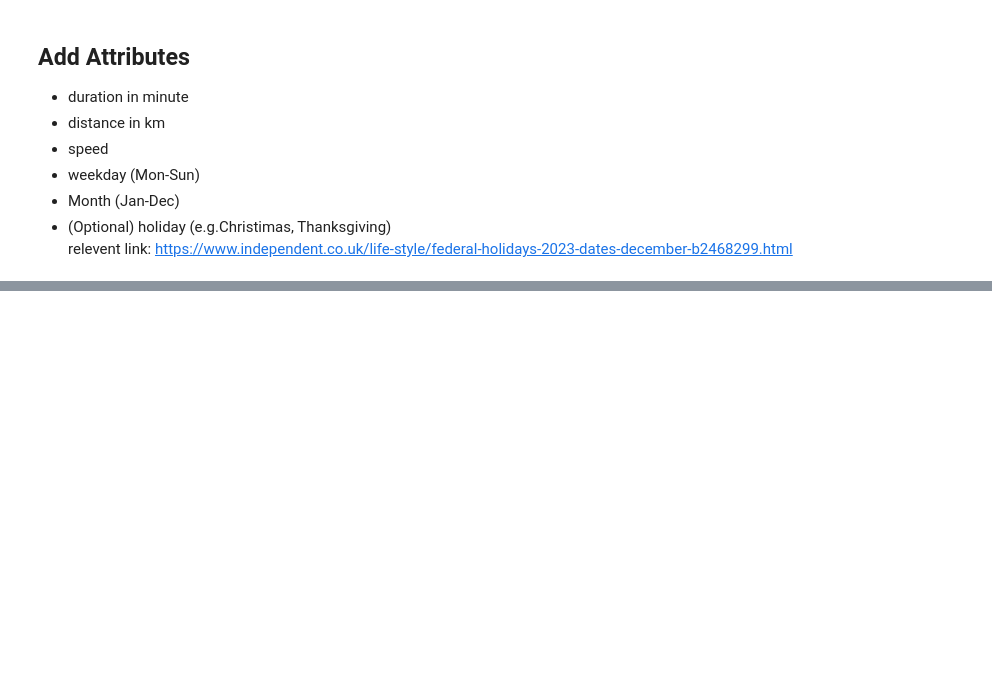
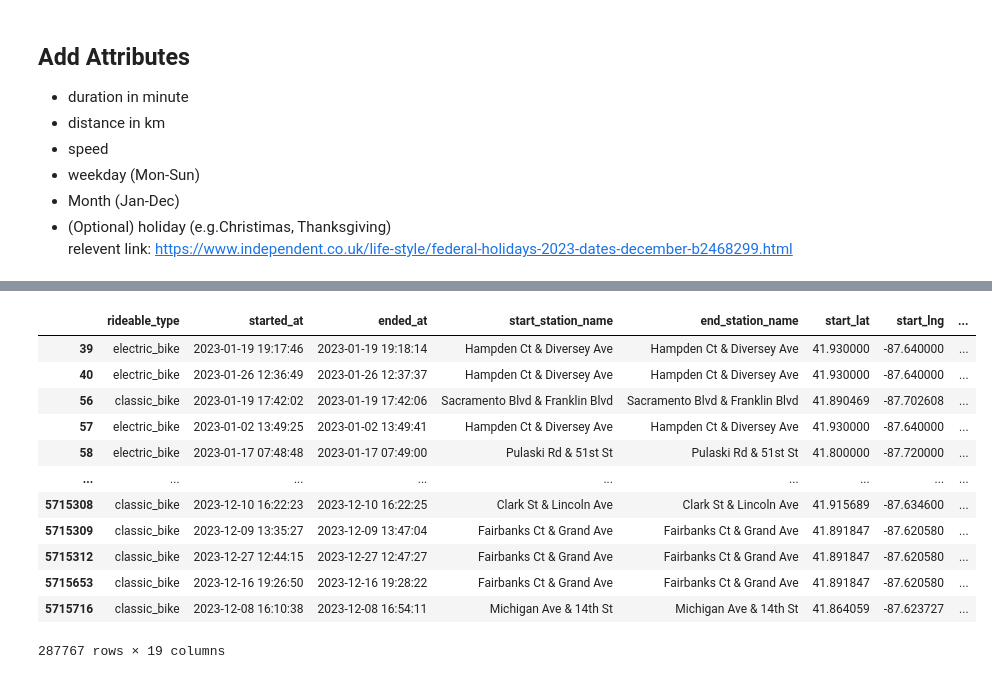
Before and after one commit to gggytan/Lyft-Bike-Share-Ridership-Analysis, a Jupyter notebook: Data/Lyft Bike-Share Chicago_Data Processing.ipynb, the cells around one changed output, grey strips where cells are left out. Cells and saved outputs as stored; diff of their text form; code cells hidden in the pictures; blank space fills up the shorter version.

```diff
--- a/Data/Lyft Bike-Share Chicago_Data Processing.ipynb
+++ b/Data/Lyft Bike-Share Chicago_Data Processing.ipynb
@@ -109,0 +173,8 @@ df[(df['end_station_name'] == 'OH Charging Stx - Test') | (df['start_station_nam
+# %%
+# Manually correct coordinate at "OH Charging Stx - Test" station
+
+df.iloc[2149693, 7] = 41.86257
+df.iloc[2149865, 8] = -87.679935
+
+df.iloc[2159004, 7] = 41.86257
+df.iloc[2159004, 8] = -87.679935
@@ -110,9 +186,5 @@ df[(df['end_station_name'] == 'OH Charging Stx - Test') | (df['start_station_nam
 # %%
-df.iloc[3413675, 7] = 41.780506
-df.iloc[3413675, 8] = -87.586853
+# Manually correct coordinate at "Stony Island Ave & 63rd St" station
 
-df.iloc[2149865, 7] = 41.86257
-df.iloc[2149865, 8] = -87.679935
-
-df.iloc[2159176, 7] = 41.86257
-df.iloc[2159176, 8] = -87.679935
+df.iloc[3413193, 7] = 41.780506
+df.iloc[3413193, 8] = -87.586853
@@ -205,3 +232,0 @@ To solve this inconsistency, remove rides less then 1 minute would be reasonable
-# %%
-# Filter out rides less than 1 minute or over 24 hours
-df = df[(df['duration_m'] > 1) & (df['duration_m'] < 24)]
@@ -219,0 +284,16 @@ df.to_csv("2023-divvy-tripdata_processed.csv")
+# %%
+df[(df['distance'] == 0)|(df['ride_speed'] == 0)]
+# %% [output]
+|  | rideable_type | started_at | ended_at | start_station_name | end_station_name | start_lat | start_lng | ... |
+| 39 | electric_bike | 2023-01-19 19:17:46 | 2023-01-19 19:18:14 | Hampden Ct & Diversey Ave | Hampden Ct & Diversey Ave | 41.930000 | -87.640000 | ... |
+| 40 | electric_bike | 2023-01-26 12:36:49 | 2023-01-26 12:37:37 | Hampden Ct & Diversey Ave | Hampden Ct & Diversey Ave | 41.930000 | -87.640000 | ... |
+| 56 | classic_bike | 2023-01-19 17:42:02 | 2023-01-19 17:42:06 | Sacramento Blvd & Franklin Blvd | Sacramento Blvd & Franklin Blvd | 41.890469 | -87.702608 | ... |
+| 57 | electric_bike | 2023-01-02 13:49:25 | 2023-01-02 13:49:41 | Hampden Ct & Diversey Ave | Hampden Ct & Diversey Ave | 41.930000 | -87.640000 | ... |
+| 58 | electric_bike | 2023-01-17 07:48:48 | 2023-01-17 07:49:00 | Pulaski Rd & 51st St | Pulaski Rd & 51st St | 41.800000 | -87.720000 | ... |
+| ... | ... | ... | ... | ... | ... | ... | ... | ... |
+| 5715308 | classic_bike | 2023-12-10 16:22:23 | 2023-12-10 16:22:25 | Clark St & Lincoln Ave | Clark St & Lincoln Ave | 41.915689 | -87.634600 | ... |
+| 5715309 | classic_bike | 2023-12-09 13:35:27 | 2023-12-09 13:47:04 | Fairbanks Ct & Grand Ave | Fairbanks Ct & Grand Ave | 41.891847 | -87.620580 | ... |
+| 5715312 | classic_bike | 2023-12-27 12:44:15 | 2023-12-27 12:47:27 | Fairbanks Ct & Grand Ave | Fairbanks Ct & Grand Ave | 41.891847 | -87.620580 | ... |
+| 5715653 | classic_bike | 2023-12-16 19:26:50 | 2023-12-16 19:28:22 | Fairbanks Ct & Grand Ave | Fairbanks Ct & Grand Ave | 41.891847 | -87.620580 | ... |
+| 5715716 | classic_bike | 2023-12-08 16:10:38 | 2023-12-08 16:54:11 | Michigan Ave & 14th St | Michigan Ave & 14th St | 41.864059 | -87.623727 | ... |
+287767 rows × 19 columns
```
Also changed, not shown: parts of 40 cells of this notebook.
